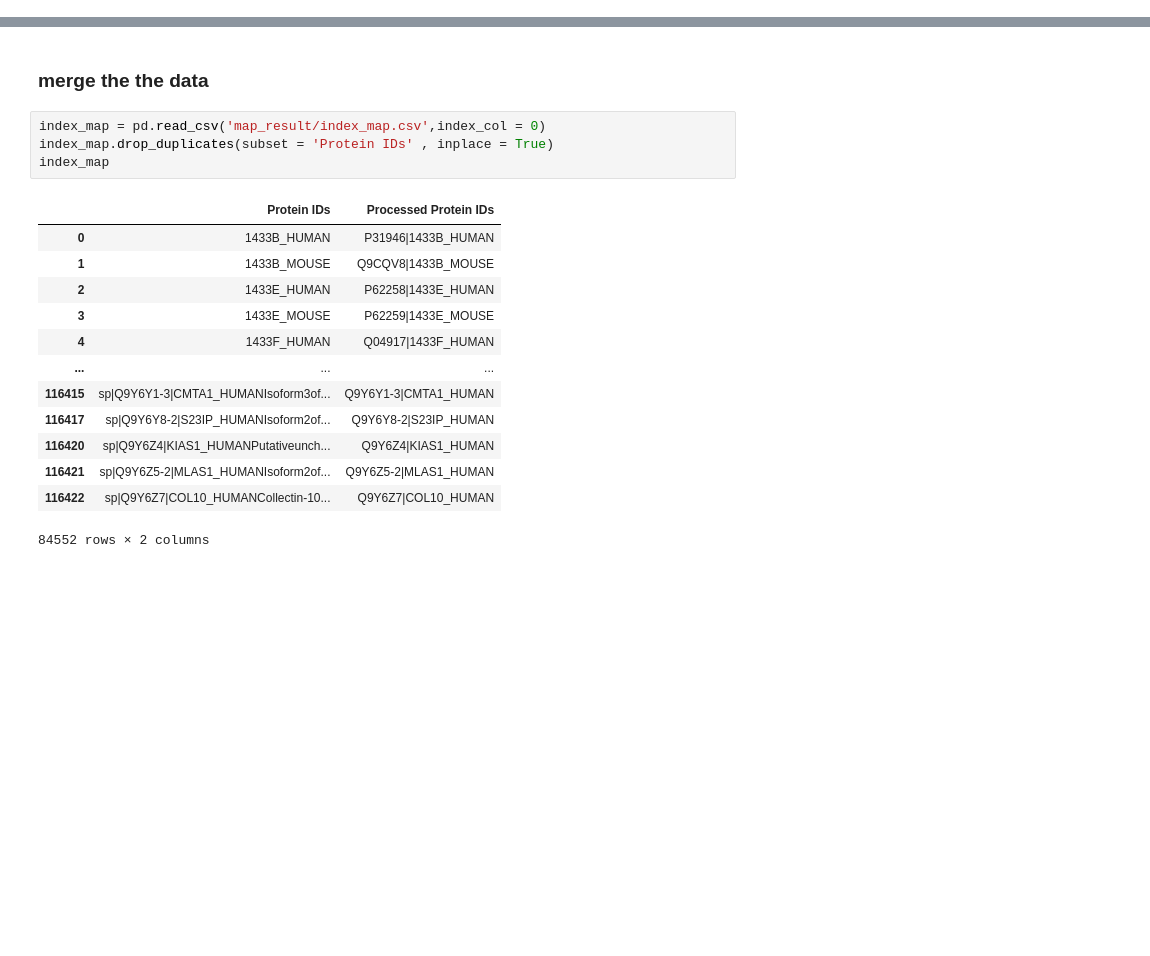
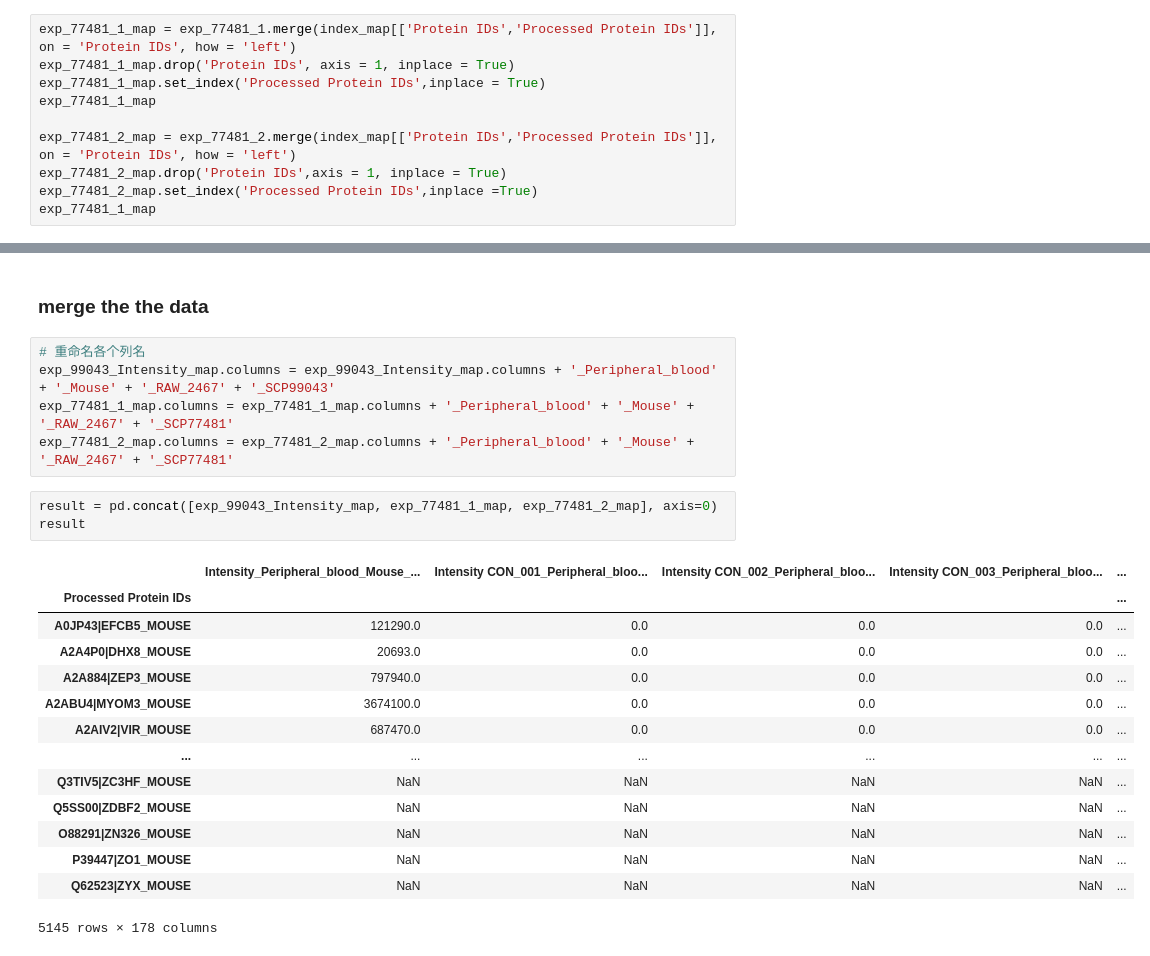
Before and after one commit to TaoYySC/SingleCellProteomics, a Jupyter notebook: check_batch_effect.ipynb, the cells around one changed output, grey strips where cells are left out. Saved outputs shown, nothing was run; the diff lists cells and outputs as text; blank space fills up the shorter version.

```diff
--- a/check_batch_effect.ipynb
+++ b/check_batch_effect.ipynb
@@ -78,3 +100,13 @@ exp_77481_1
 | 1595 | ZW10_MOUSE | 20178000.0 | 0 | 0 | 20178000.0 | ... |
 | 1596 | ZYX_MOUSE | 20313000.0 | 0 | 0 | 18269000.0 | ... |
 1553 rows × 8 columns
+# %%
+exp_77481_1_map = exp_77481_1.merge(index_map[['Protein IDs','Processed Protein IDs']], on = 'Protein IDs', how = 'left')
+exp_77481_1_map.drop('Protein IDs', axis = 1, inplace = True)
+exp_77481_1_map.set_index('Processed Protein IDs',inplace = True)
+exp_77481_1_map
+
+exp_77481_2_map = exp_77481_2.merge(index_map[['Protein IDs','Processed Protein IDs']], on = 'Protein IDs', how = 'left')
+exp_77481_2_map.drop('Protein IDs',axis = 1, inplace = True)
+exp_77481_2_map.set_index('Processed Protein IDs',inplace =True)
+exp_77481_1_map
@@ -121,20 +196,25 @@ exp_31766
 # %% [markdown]
 ### merge the the data
+# %%
+# 重命名各个列名
+exp_99043_Intensity_map.columns = exp_99043_Intensity_map.columns + '_Peripheral_blood' + '_Mouse' + '_RAW_2467' + '_SCP99043'
+exp_77481_1_map.columns = exp_77481_1_map.columns + '_Peripheral_blood' + '_Mouse' + '_RAW_2467' + '_SCP77481'
+exp_77481_2_map.columns = exp_77481_2_map.columns + '_Peripheral_blood' + '_Mouse' + '_RAW_2467' + '_SCP77481'
 # %%
-index_map = pd.read_csv('map_result/index_map.csv',index_col = 0)
-index_map.drop_duplicates(subset = 'Protein IDs' , inplace = True)
-index_map
+result = pd.concat([exp_99043_Intensity_map, exp_77481_1_map, exp_77481_2_map], axis=0)
+result
 # %% [output]
-|  | Protein IDs | Processed Protein IDs |
-| 0 | 1433B_HUMAN | P31946|1433B_HUMAN |
-| 1 | 1433B_MOUSE | Q9CQV8|1433B_MOUSE |
-| 2 | 1433E_HUMAN | P62258|1433E_HUMAN |
-| 3 | 1433E_MOUSE | P62259|1433E_MOUSE |
-| 4 | 1433F_HUMAN | Q04917|1433F_HUMAN |
-| ... | ... | ... |
-| 116415 | sp|Q9Y6Y1-3|CMTA1_HUMANIsoform3of... | Q9Y6Y1-3|CMTA1_HUMAN |
-| 116417 | sp|Q9Y6Y8-2|S23IP_HUMANIsoform2of... | Q9Y6Y8-2|S23IP_HUMAN |
-| 116420 | sp|Q9Y6Z4|KIAS1_HUMANPutativeunch... | Q9Y6Z4|KIAS1_HUMAN |
-| 116421 | sp|Q9Y6Z5-2|MLAS1_HUMANIsoform2of... | Q9Y6Z5-2|MLAS1_HUMAN |
-| 116422 | sp|Q9Y6Z7|COL10_HUMANCollectin-10... | Q9Y6Z7|COL10_HUMAN |
+|  | Intensity_Peripheral_blood_Mouse_... | Intensity CON_001_Peripheral_bloo... | Intensity CON_002_Peripheral_bloo... | Intensity CON_003_Peripheral_bloo... | ... |
+| Processed Protein IDs |  |  |  |  | ... |
+| A0JP43|EFCB5_MOUSE | 121290.0 | 0.0 | 0.0 | 0.0 | ... |
+| A2A4P0|DHX8_MOUSE | 20693.0 | 0.0 | 0.0 | 0.0 | ... |
+| A2A884|ZEP3_MOUSE | 797940.0 | 0.0 | 0.0 | 0.0 | ... |
+| A2ABU4|MYOM3_MOUSE | 3674100.0 | 0.0 | 0.0 | 0.0 | ... |
+| A2AIV2|VIR_MOUSE | 687470.0 | 0.0 | 0.0 | 0.0 | ... |
+| ... | ... | ... | ... | ... | ... |
+| Q3TIV5|ZC3HF_MOUSE | NaN | NaN | NaN | NaN | ... |
+| Q5SS00|ZDBF2_MOUSE | NaN | NaN | NaN | NaN | ... |
+| O88291|ZN326_MOUSE | NaN | NaN | NaN | NaN | ... |
+| P39447|ZO1_MOUSE | NaN | NaN | NaN | NaN | ... |
+| Q62523|ZYX_MOUSE | NaN | NaN | NaN | NaN | ... |
-84552 rows × 2 columns
+5145 rows × 178 columns
```
Also changed, not shown: parts of 7 cells of this notebook, 3 other files.
